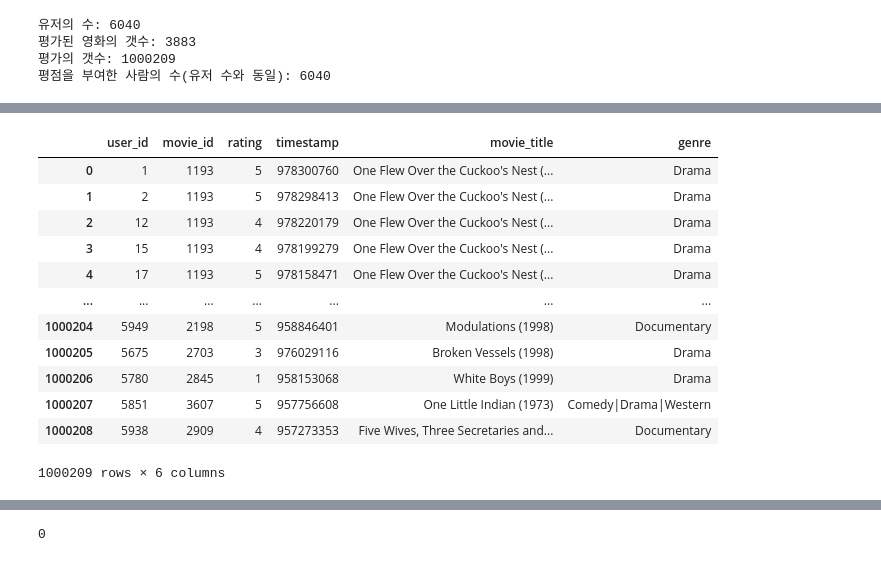
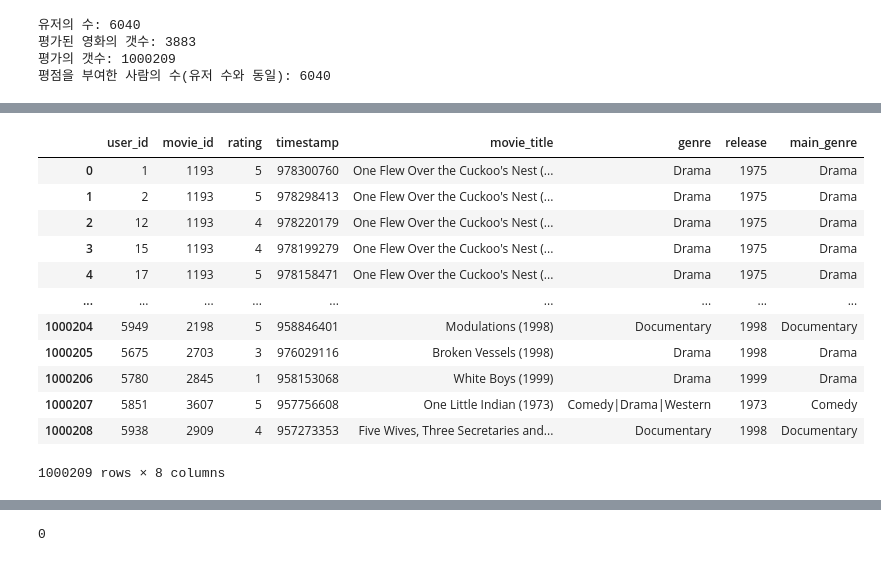
Before and after one commit to yunong-E/cp2-Recommendation-System, a Jupyter notebook: Recommendation_System_ver_2_0.ipynb, the cells around one changed output, grey strips where cells are left out. Drawn from its saved outputs; the diff is of its cells as text; code cells hidden in the pictures.

```diff
--- a/Recommendation_System_ver_2_0.ipynb
+++ b/Recommendation_System_ver_2_0.ipynb
@@ -376,19 +474,19 @@ occupation
 # %%
 # merge를 진행합니다.
 # '영화 이름(movie_title)'과 '평점(rating)'을 동시에 확인하기 위함이며, 이를 통해 '영화별 평균 평점'과 같은 통계치를 낼 수 있습니다.
-df = pd.merge(ratings, movies, on='movie_id')
-df
+df2 = pd.merge(ratings, movies, on='movie_id')
+df2
 # %% [output]
-|  | user_id | movie_id | rating | timestamp | movie_title | genre |
-| 0 | 1 | 1193 | 5 | 978300760 | One Flew Over the Cuckoo's Nest (... | Drama |
-| 1 | 2 | 1193 | 5 | 978298413 | One Flew Over the Cuckoo's Nest (... | Drama |
-| 2 | 12 | 1193 | 4 | 978220179 | One Flew Over the Cuckoo's Nest (... | Drama |
-| 3 | 15 | 1193 | 4 | 978199279 | One Flew Over the Cuckoo's Nest (... | Drama |
-| 4 | 17 | 1193 | 5 | 978158471 | One Flew Over the Cuckoo's Nest (... | Drama |
-| ... | ... | ... | ... | ... | ... | ... |
-| 1000204 | 5949 | 2198 | 5 | 958846401 | Modulations (1998) | Documentary |
-| 1000205 | 5675 | 2703 | 3 | 976029116 | Broken Vessels (1998) | Drama |
-| 1000206 | 5780 | 2845 | 1 | 958153068 | White Boys (1999) | Drama |
-| 1000207 | 5851 | 3607 | 5 | 957756608 | One Little Indian (1973) | Comedy|Drama|Western |
-| 1000208 | 5938 | 2909 | 4 | 957273353 | Five Wives, Three Secretaries and... | Documentary |
+|  | user_id | movie_id | rating | timestamp | movie_title | genre | release | main_genre |
+| 0 | 1 | 1193 | 5 | 978300760 | One Flew Over the Cuckoo's Nest (... | Drama | 1975 | Drama |
+| 1 | 2 | 1193 | 5 | 978298413 | One Flew Over the Cuckoo's Nest (... | Drama | 1975 | Drama |
+| 2 | 12 | 1193 | 4 | 978220179 | One Flew Over the Cuckoo's Nest (... | Drama | 1975 | Drama |
+| 3 | 15 | 1193 | 4 | 978199279 | One Flew Over the Cuckoo's Nest (... | Drama | 1975 | Drama |
+| 4 | 17 | 1193 | 5 | 978158471 | One Flew Over the Cuckoo's Nest (... | Drama | 1975 | Drama |
+| ... | ... | ... | ... | ... | ... | ... | ... | ... |
+| 1000204 | 5949 | 2198 | 5 | 958846401 | Modulations (1998) | Documentary | 1998 | Documentary |
+| 1000205 | 5675 | 2703 | 3 | 976029116 | Broken Vessels (1998) | Drama | 1998 | Drama |
+| 1000206 | 5780 | 2845 | 1 | 958153068 | White Boys (1999) | Drama | 1999 | Drama |
+| 1000207 | 5851 | 3607 | 5 | 957756608 | One Little Indian (1973) | Comedy|Drama|Western | 1973 | Comedy |
+| 1000208 | 5938 | 2909 | 4 | 957273353 | Five Wives, Three Secretaries and... | Documentary | 1998 | Documentary |
-1000209 rows × 6 columns
+1000209 rows × 8 columns
```
Also changed, not shown: parts of 79 cells of this notebook.
